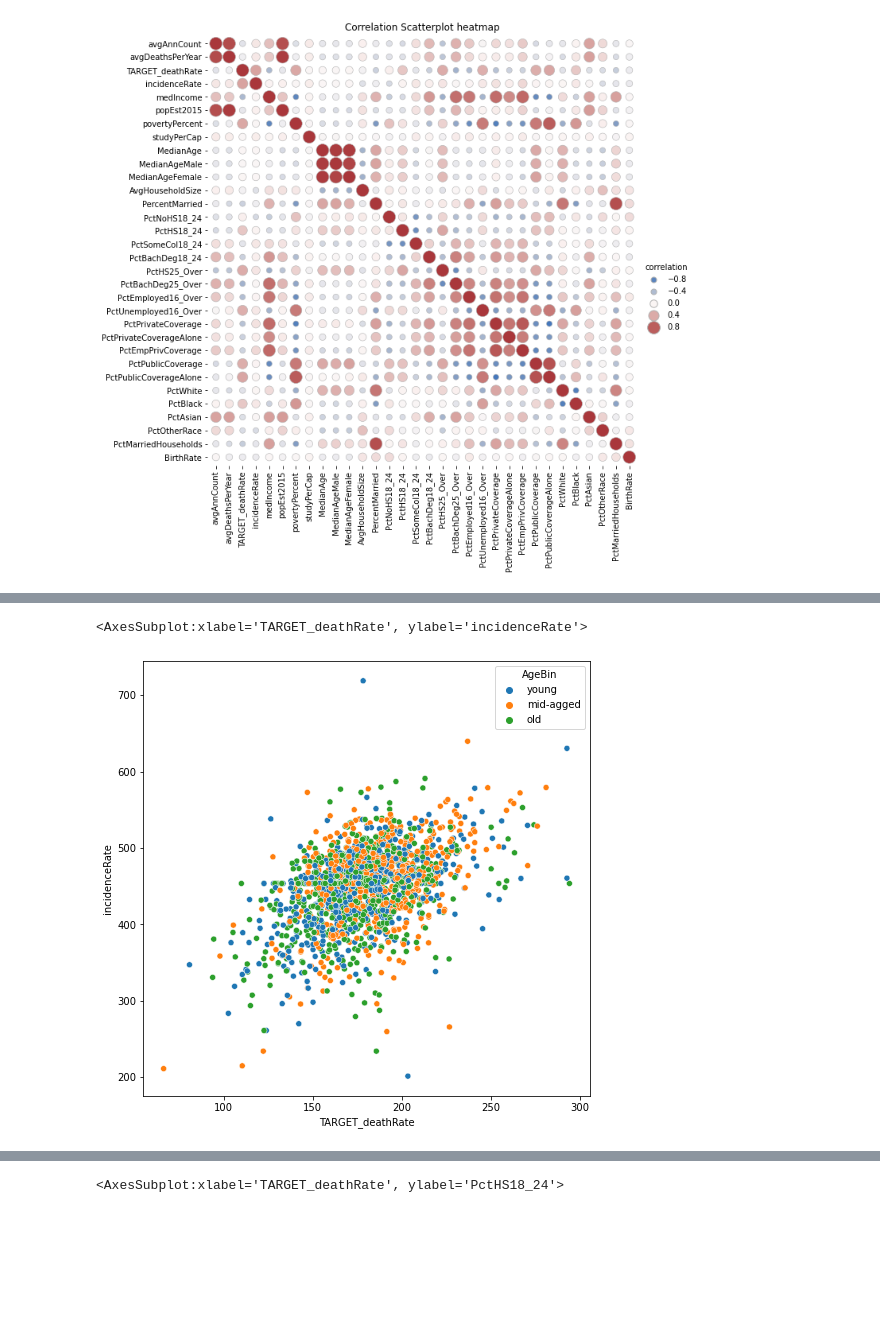
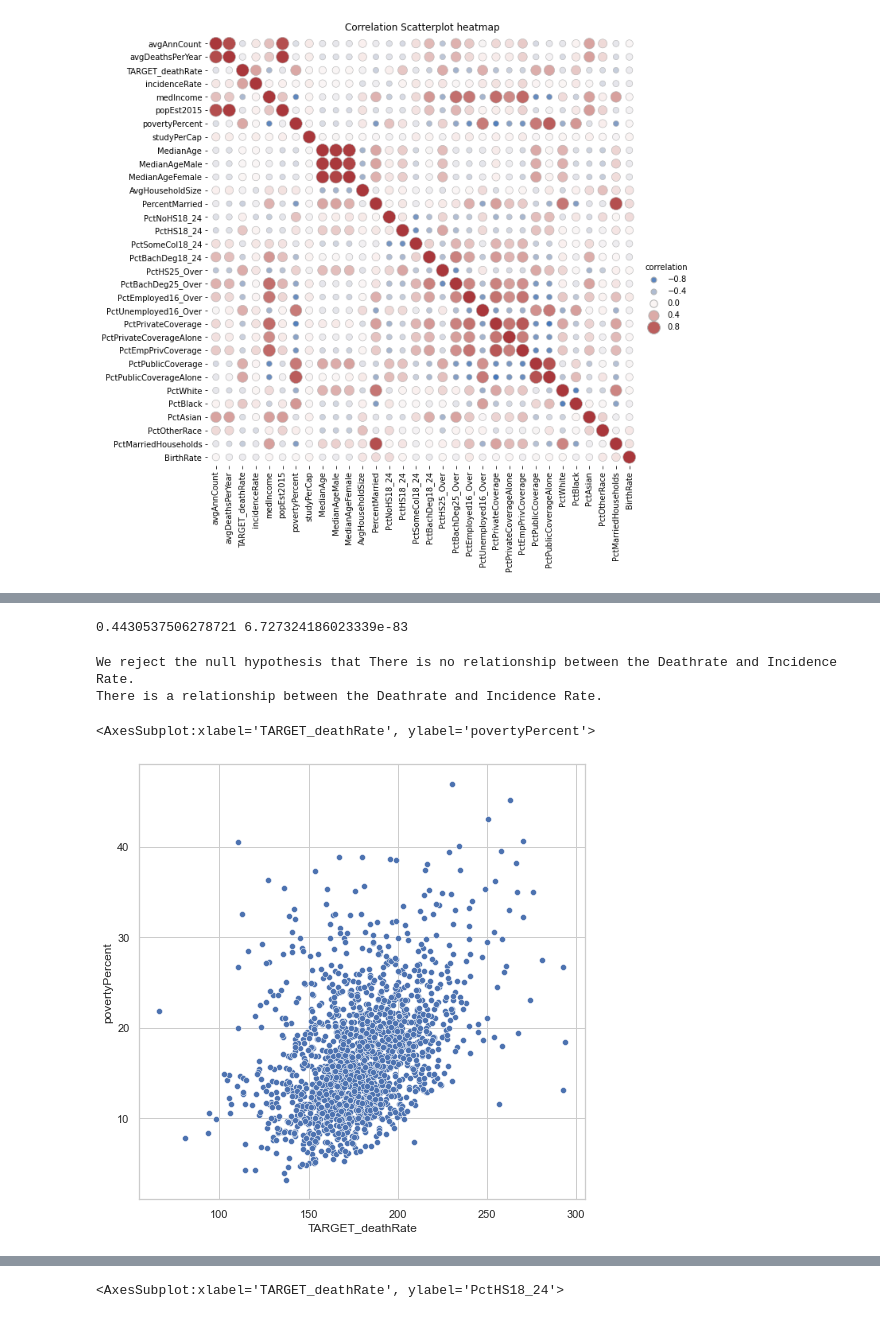
Before and after one commit to michael-haerle/OLS_Regression_Challenge, a Jupyter notebook: initial_notebook.ipynb, the cells around one changed output, grey strips where cells are left out. Saved outputs shown, nothing was run; the diff lists cells and outputs as text; code cells hidden in the pictures; blank space fills up the shorter version.

```diff
--- a/initial_notebook.ipynb
+++ b/initial_notebook.ipynb
@@ -291,6 +302,25 @@ for artist in g.legend.legendHandles:
+# %%
+corr, p = stats.pearsonr(train.TARGET_deathRate, train.incidenceRate)
+print(corr, p)
+# %% [output]
+0.4430537506278721 6.727324186023339e-83
+# %%
+alpha = 0.05
+Null = 'There is no relationship between the Deathrate and Incidence Rate.'
+
+Alt = 'There is a relationship between the Deathrate and Incidence Rate.'
+
+if p < alpha:
+    print('We reject the null hypothesis that', Null)
+    print(Alt)
+else:
+    print('We fail to reject the null hypothesis that', Null)
+# %% [output]
+We reject the null hypothesis that There is no relationship between the Deathrate and Incidence Rate.
+There is a relationship between the Deathrate and Incidence Rate.
 # %%
 plt.figure(figsize=(8, 8))
-sns.scatterplot(x='TARGET_deathRate', y='incidenceRate', data=train, hue='AgeBin')
+sns.scatterplot(x='TARGET_deathRate', y='povertyPercent', data=train, palette='green')
 # %% [output]
-<AxesSubplot:xlabel='TARGET_deathRate', ylabel='incidenceRate'>
+<AxesSubplot:xlabel='TARGET_deathRate', ylabel='povertyPercent'>
-[figure, old version]
+[figure, new version]
```
Also changed, not shown: parts of 3 cells of this notebook.
